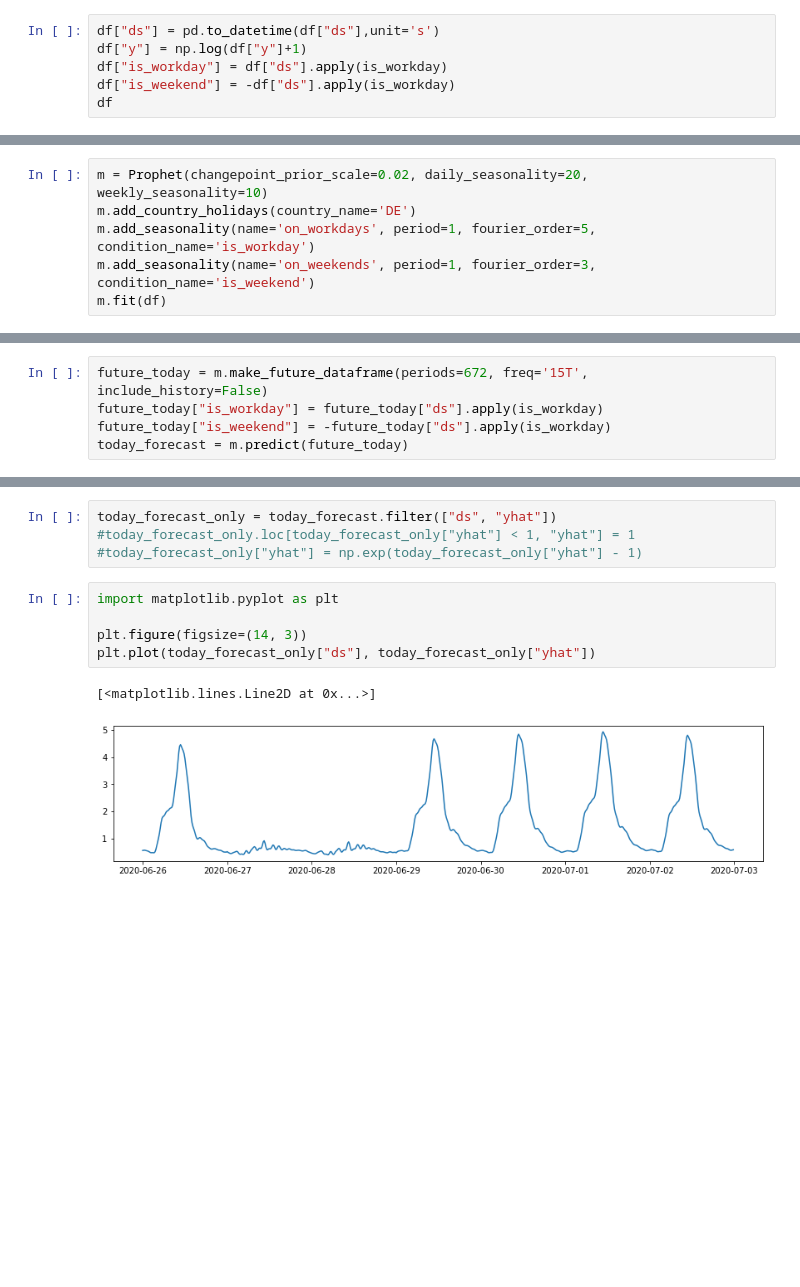
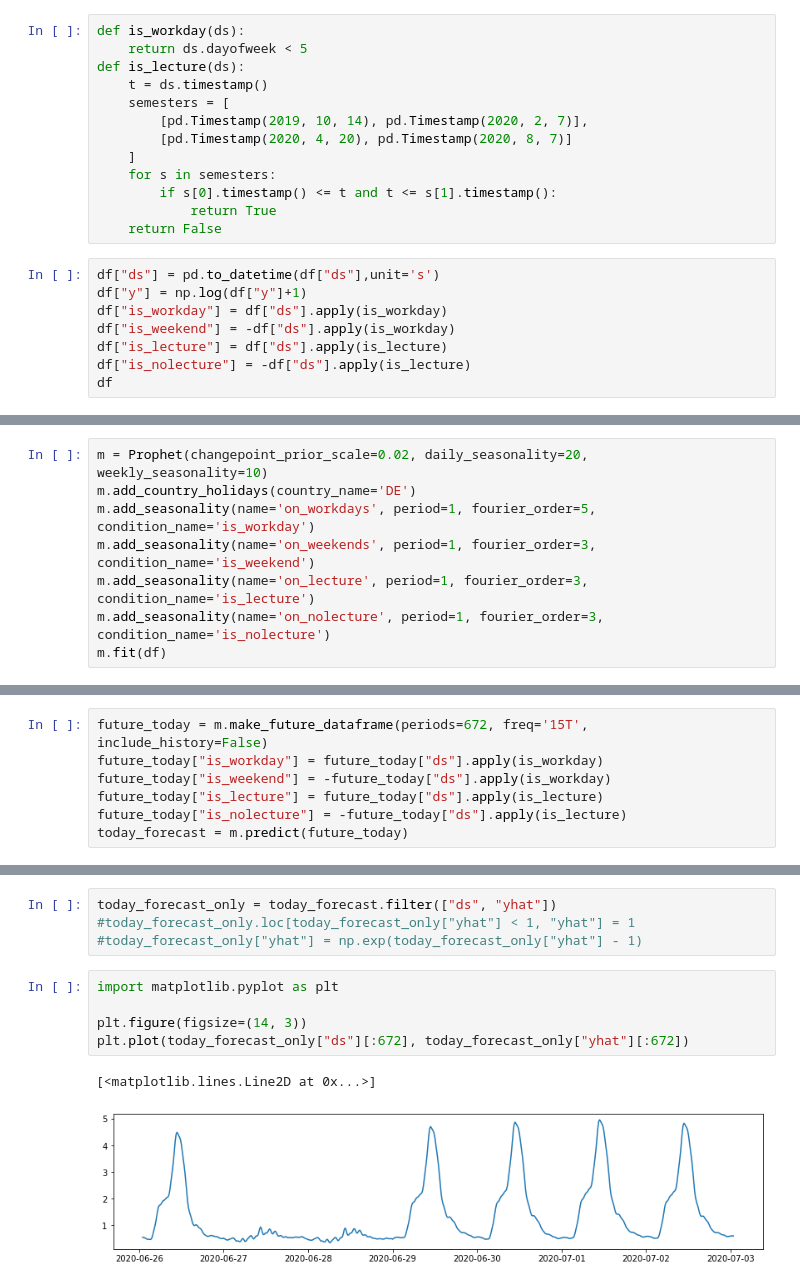
Before and after one commit to tgymnich/MensaForecast, a Jupyter notebook: forecast.ipynb, the cells around one changed output, grey strips where cells are left out. Saved outputs shown, nothing was run; the diff lists cells and outputs as text; blank space fills up the shorter version.

Commit message:
Add semester seasonality

```diff
--- a/forecast.ipynb
+++ b/forecast.ipynb
@@ -41,7 +38,22 @@ def is_workday(ds):
+# %%
+def is_workday(ds):
+    return ds.dayofweek < 5
+def is_lecture(ds):
+    t = ds.timestamp()
+    semesters = [
+        [pd.Timestamp(2019, 10, 14), pd.Timestamp(2020, 2, 7)],
+        [pd.Timestamp(2020, 4, 20), pd.Timestamp(2020, 8, 7)]
+    ]
+    for s in semesters:
+        if s[0].timestamp() <= t and t <= s[1].timestamp():
+            return True
+    return False
 # %%
 df["ds"] = pd.to_datetime(df["ds"],unit='s')
 df["y"] = np.log(df["y"]+1)
 df["is_workday"] = df["ds"].apply(is_workday)
 df["is_weekend"] = -df["ds"].apply(is_workday)
+df["is_lecture"] = df["ds"].apply(is_lecture)
+df["is_nolecture"] = -df["ds"].apply(is_lecture)
 df
 # %% [output]
@@ -72,6 +84,8 @@ m = Prophet(changepoint_prior_scale=0.02, daily_seasonality=20, weekly_seasonali
 m.add_country_holidays(country_name='DE')
 m.add_seasonality(name='on_workdays', period=1, fourier_order=5, condition_name='is_workday')
 m.add_seasonality(name='on_weekends', period=1, fourier_order=3, condition_name='is_weekend')
+m.add_seasonality(name='on_lecture', period=1, fourier_order=3, condition_name='is_lecture')
+m.add_seasonality(name='on_nolecture', period=1, fourier_order=3, condition_name='is_nolecture')
 m.fit(df)
 # %% [output]
 INFO:fbprophet:Disabling yearly seasonality. Run prophet with yearly_seasonality=True to override this.
@@ -125,6 +141,8 @@ fig2 = m.plot_components(forecast)
 future_today = m.make_future_dataframe(periods=672, freq='15T', include_history=False)
 future_today["is_workday"] = future_today["ds"].apply(is_workday)
 future_today["is_weekend"] = -future_today["ds"].apply(is_workday)
+future_today["is_lecture"] = future_today["ds"].apply(is_lecture)
+future_today["is_nolecture"] = -future_today["ds"].apply(is_lecture)
 today_forecast = m.predict(future_today)
 # %%
 m.plot_components(today_forecast)
@@ -138,8 +156,8 @@ today_forecast_only = today_forecast.filter(["ds", "yhat"])
 # %%
 import matplotlib.pyplot as plt
 
 plt.figure(figsize=(14, 3))
-plt.plot(today_forecast_only["ds"], today_forecast_only["yhat"])
+plt.plot(today_forecast_only["ds"][:672], today_forecast_only["yhat"][:672])
 # %% [output]
 [<matplotlib.lines.Line2D at 0x...>]
-[figure, old version]
+[figure, new version]
```
Also changed, not shown: parts of 8 cells of this notebook.
